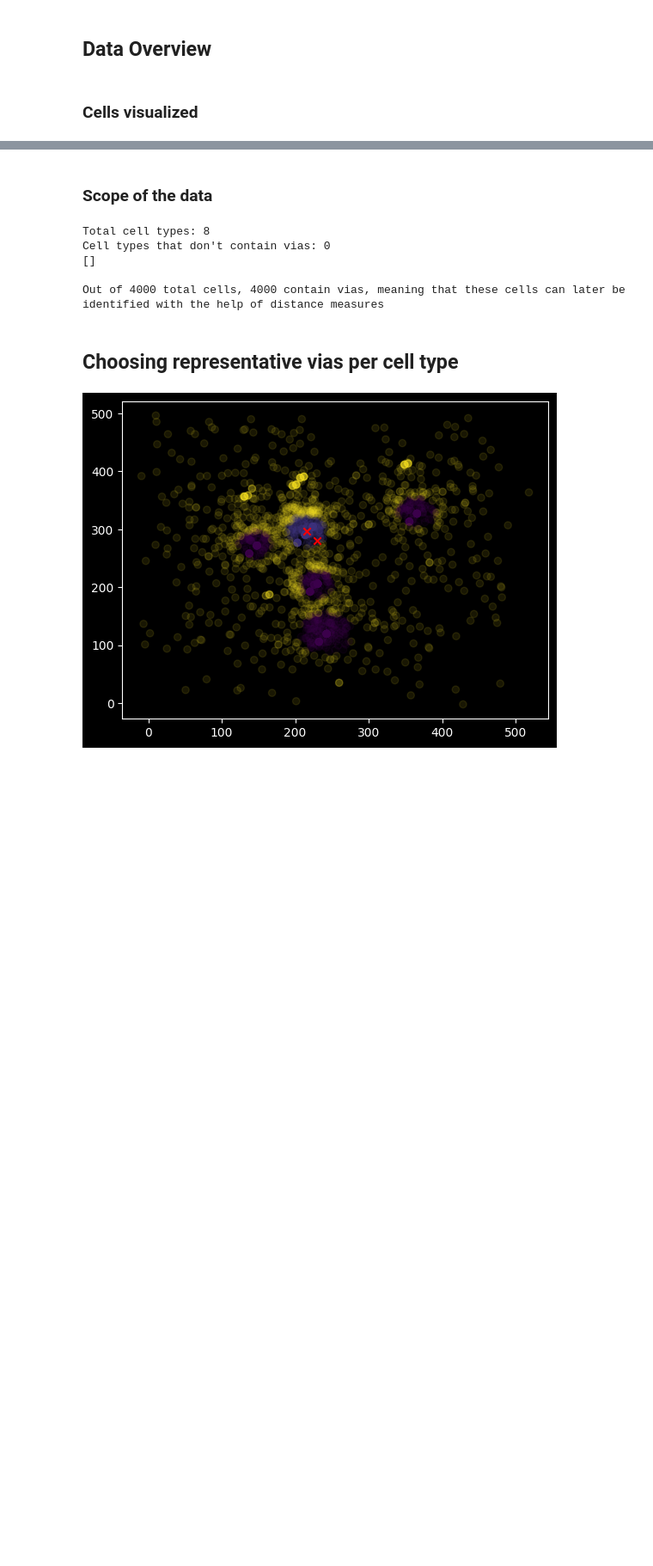
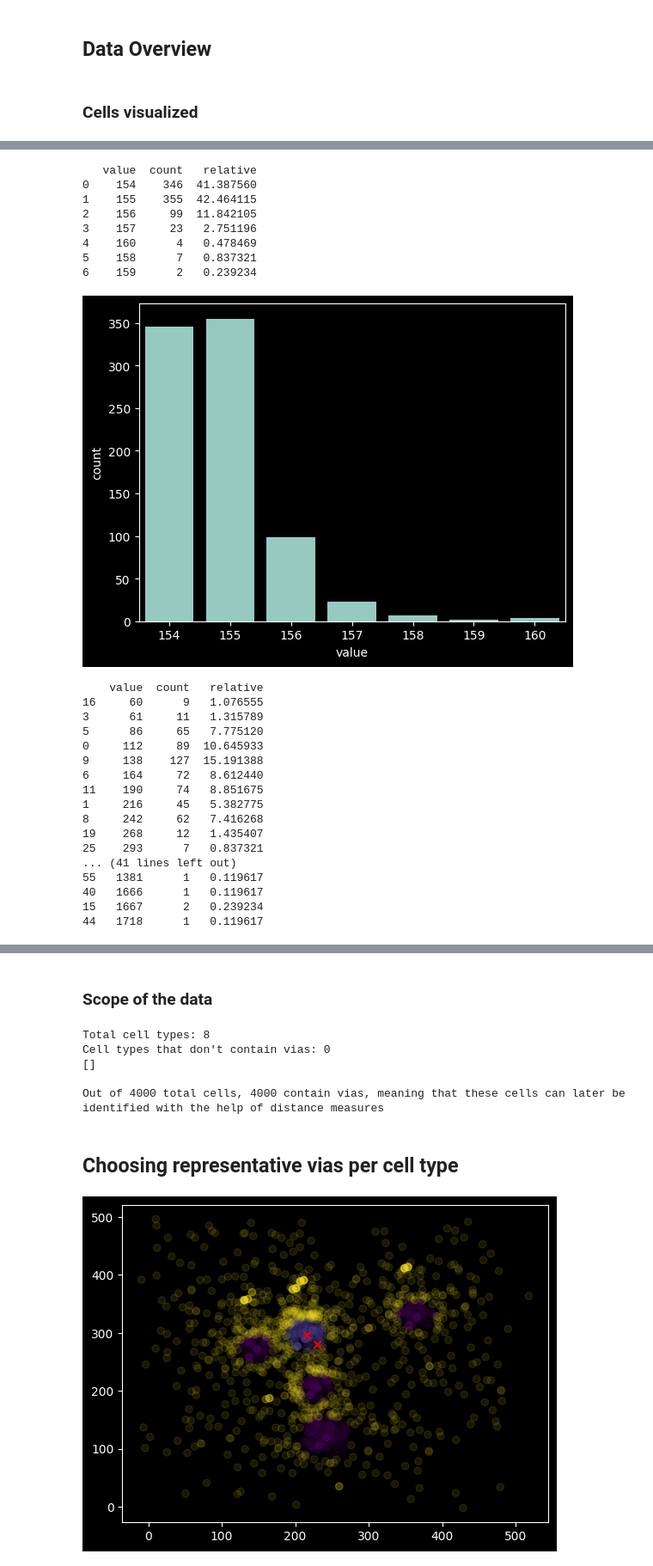
Before and after one commit to Souren-0/Bachelor_Thesis, a Jupyter notebook: Point_Cloud_Identification.ipynb, the cells around one changed output, grey strips where cells are left out. Shown at 86% size. Drawn from its saved outputs; the diff is of its cells as text; code cells hidden in the pictures; blank space fills up the shorter version.

```diff
--- a/Point_Cloud_Identification.ipynb
+++ b/Point_Cloud_Identification.ipynb
@@ -570,0 +601,47 @@ visualize_cells()
+# %%
+boxes = list(zip(*cell_box.values()))
+
+widths = pd.DataFrame(Counter(boxes[0]).items(), columns=['value', 'count'])
+widths['relative'] = widths['count'] / widths['count'].sum() * 100
+widths = widths.sort_values('value')
+
+heights = pd.DataFrame(Counter(boxes[1]).items(), columns=['value', 'count'])
+heights['relative'] = heights['count'] / heights['count'].sum() * 100
+
+print(heights)
+sns.barplot(x=heights['value'], y=heights['count'])
+plt.show()
+
+print(widths)
+bins = 200
+for i in range(1800//bins):
+    start = i * bins
+    sns.histplot(data=widths, x='value', weights='count', bins=bins, binrange=(start, start + bins))
+    plt.show()
+# %% [output]
+   value  count   relative
+0    154    346  41.387560
+1    155    355  42.464115
+2    156     99  11.842105
+3    157     23   2.751196
+4    160      4   0.478469
+5    158      7   0.837321
+6    159      2   0.239234
+[figure, added]
+    value  count   relative
+16     60      9   1.076555
+3      61     11   1.315789
+5      86     65   7.775120
+0     112     89  10.645933
+9     138    127  15.191388
+6     164     72   8.612440
+11    190     74   8.851675
+1     216     45   5.382775
+8     242     62   7.416268
+19    268     12   1.435407
+25    293      7   0.837321
+... (41 lines left out)
+55   1381      1   0.119617
+40   1666      1   0.119617
+15   1667      2   0.239234
+44   1718      1   0.119617
```
Also changed, not shown: parts of 15 cells of this notebook.
